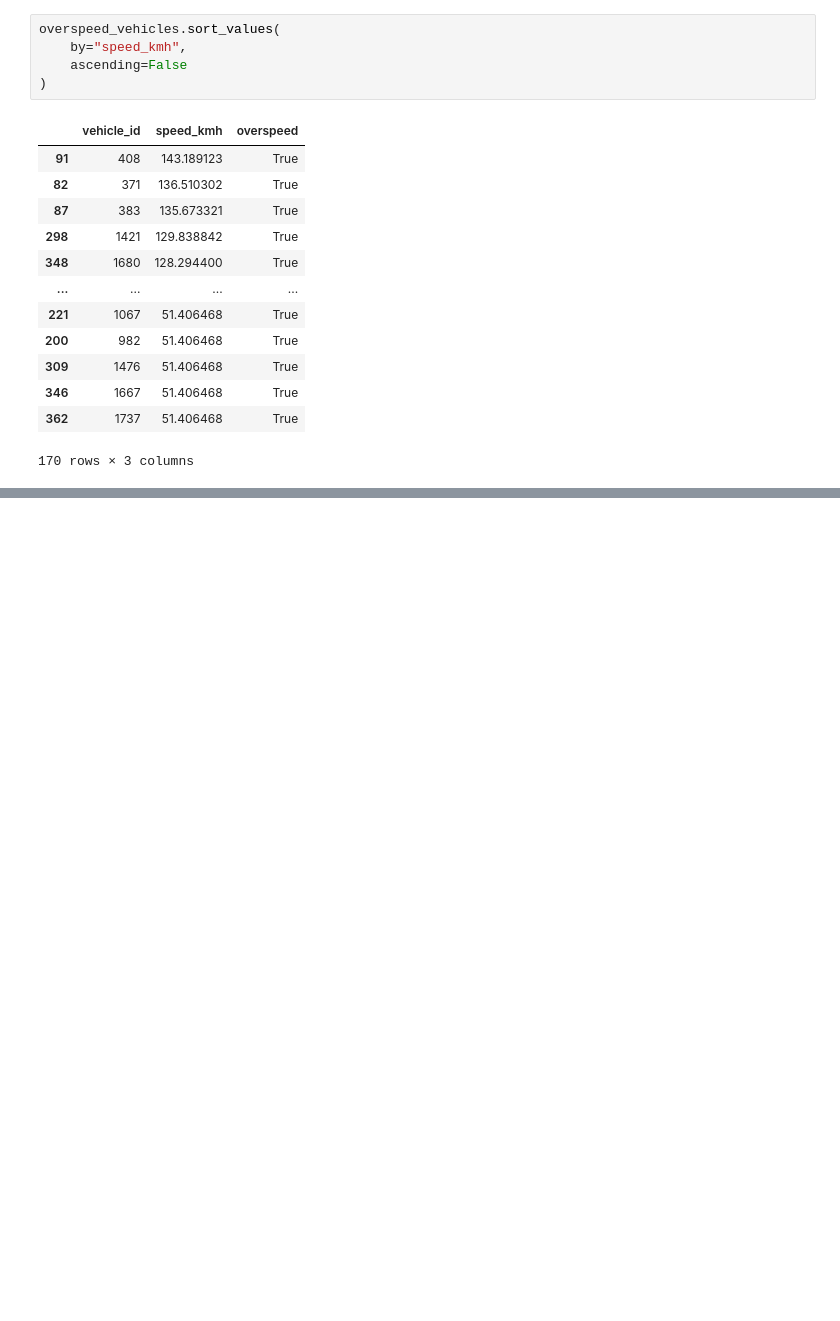
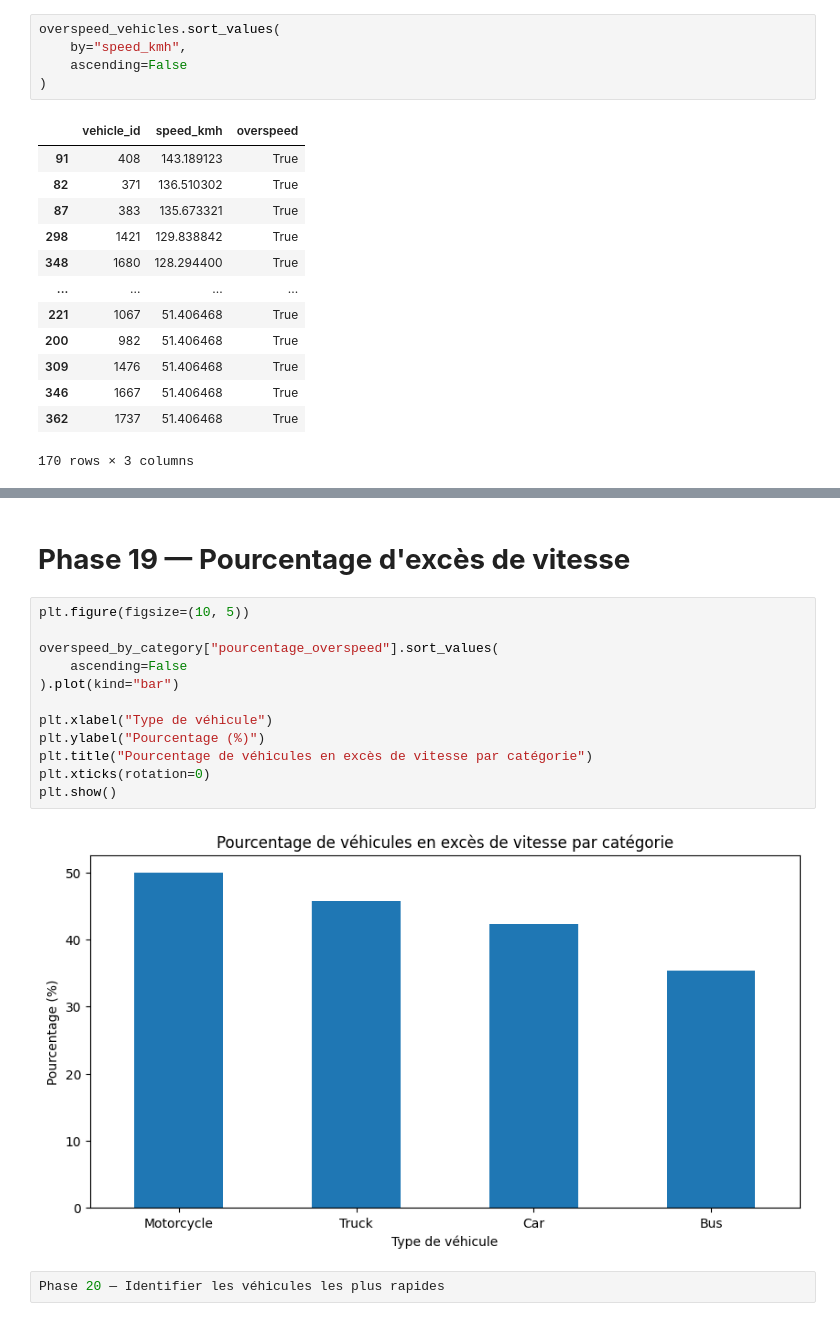
Before and after one commit to moun-13/SmartTrafficAI, a Jupyter notebook: notebooks/Smart_Traffic_AI.ipynb, the cells around one changed output, grey strips where cells are left out. Drawn from its saved outputs; the diff is of its cells as text; blank space fills up the shorter version.

```diff
--- a/notebooks/Smart_Traffic_AI.ipynb
+++ b/notebooks/Smart_Traffic_AI.ipynb
@@ -1659,0 +1815,18 @@ overspeed_vehicles.sort_values(
+# %% [markdown]
+# **Phase 19 — Pourcentage d'excès de vitesse**
+# %%
+plt.figure(figsize=(10, 5))
+
+overspeed_by_category["pourcentage_overspeed"].sort_values(
+    ascending=False
+).plot(kind="bar")
+
+plt.xlabel("Type de véhicule")
+plt.ylabel("Pourcentage (%)")
+plt.title("Pourcentage de véhicules en excès de vitesse par catégorie")
+plt.xticks(rotation=0)
+plt.show()
+# %% [output]
+[figure, added]
+# %%
+Phase 20 — Identifier les véhicules les plus rapides
```
Also changed, not shown: parts of 18 cells of this notebook.
